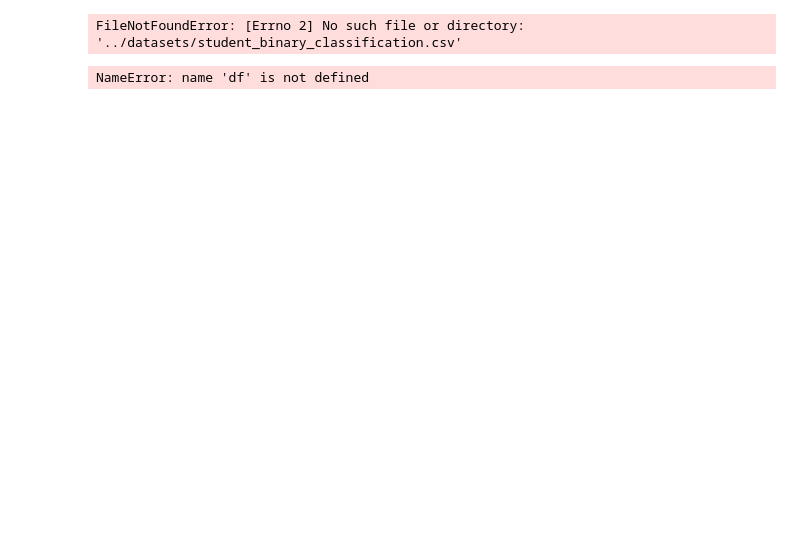
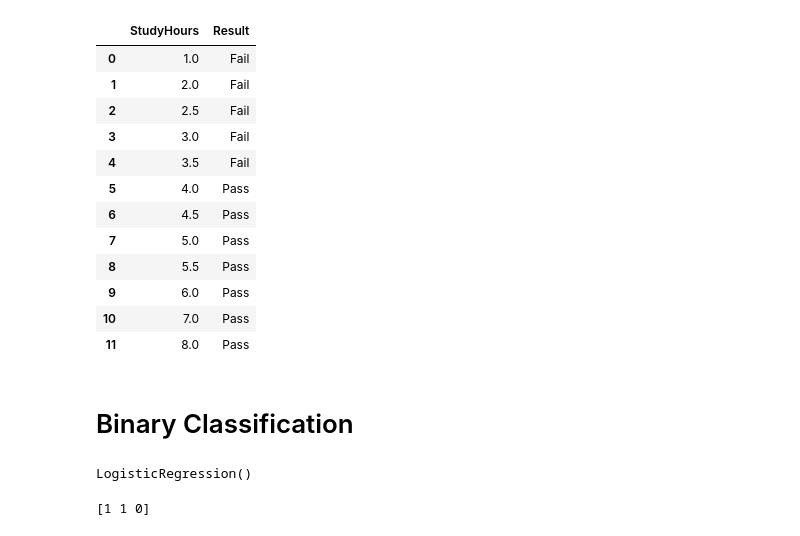
Before and after one commit to pukarnepali/AI_Udaan-Python, a Jupyter notebook: machine_learning/Classification/day33_classification.ipynb, the cells around one changed output. Saved outputs shown, nothing was run; the diff lists cells and outputs as text; code cells hidden in the pictures; blank space fills up the shorter version.

Commit message:
Binary Classification

```diff
--- a/machine_learning/Classification/day33_classification.ipynb
+++ b/machine_learning/Classification/day33_classification.ipynb
@@ -6,10 +6,24 @@ from sklearn.model_selection import train_test_split
 from sklearn.linear_model import LogisticRegression
 from sklearn.metrics import accuracy_score
 # %%
-df = pd.read_csv("../datasets/student_binary_classification.csv")
+df = pd.read_csv("../../datasets/student_binary_classification.csv")
 df
 # %% [output]
-FileNotFoundError: [Errno 2] No such file or directory: '../datasets/student_binary_classification.csv'
+|  | StudyHours | Result |
+| 0 | 1.0 | Fail |
+| 1 | 2.0 | Fail |
+| 2 | 2.5 | Fail |
+| 3 | 3.0 | Fail |
+| 4 | 3.5 | Fail |
+| 5 | 4.0 | Pass |
+| 6 | 4.5 | Pass |
+| 7 | 5.0 | Pass |
+| 8 | 5.5 | Pass |
+| 9 | 6.0 | Pass |
+| 10 | 7.0 | Pass |
+| 11 | 8.0 | Pass |
+# %% [markdown]
+# Binary Classification
 # %%
 # Encoding
 # fail -- 0
@@ -19,7 +33,7 @@ df["Result"] = df["Result"].map({
     "Fail" : 0,
     "Pass" : 1
 })
-X = df["StudyHours"]
+X = df[["StudyHours"]]
 y = df["Result"]
 
 #split data
@@ -29,10 +43,12 @@ X_train, X_test, y_train, y_test = train_test_split(X,y,test_size=0.2, random_st
 model = LogisticRegression()
 model.fit(X_train, y_train)
 # %% [output]
-NameError: name 'df' is not defined
+LogisticRegression()
 # %%
-y_predition = model.predit(x_test)
+y_predition = model.predict(X_test)
 print(y_predition)
+# %% [output]
+[1 1 0]
 # %%
 # comparision
 comparision = pd.DataFrame({
```
Also changed, not shown: parts of 2 cells of this notebook.
